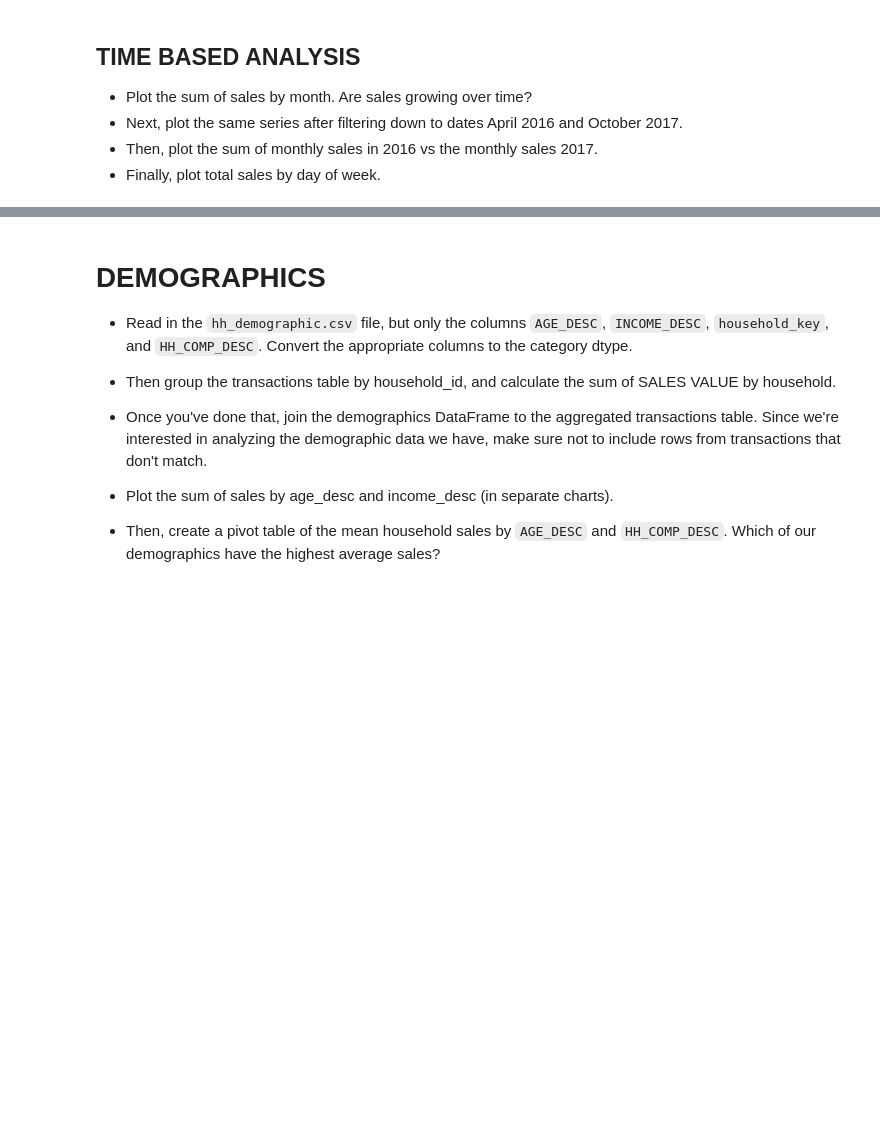
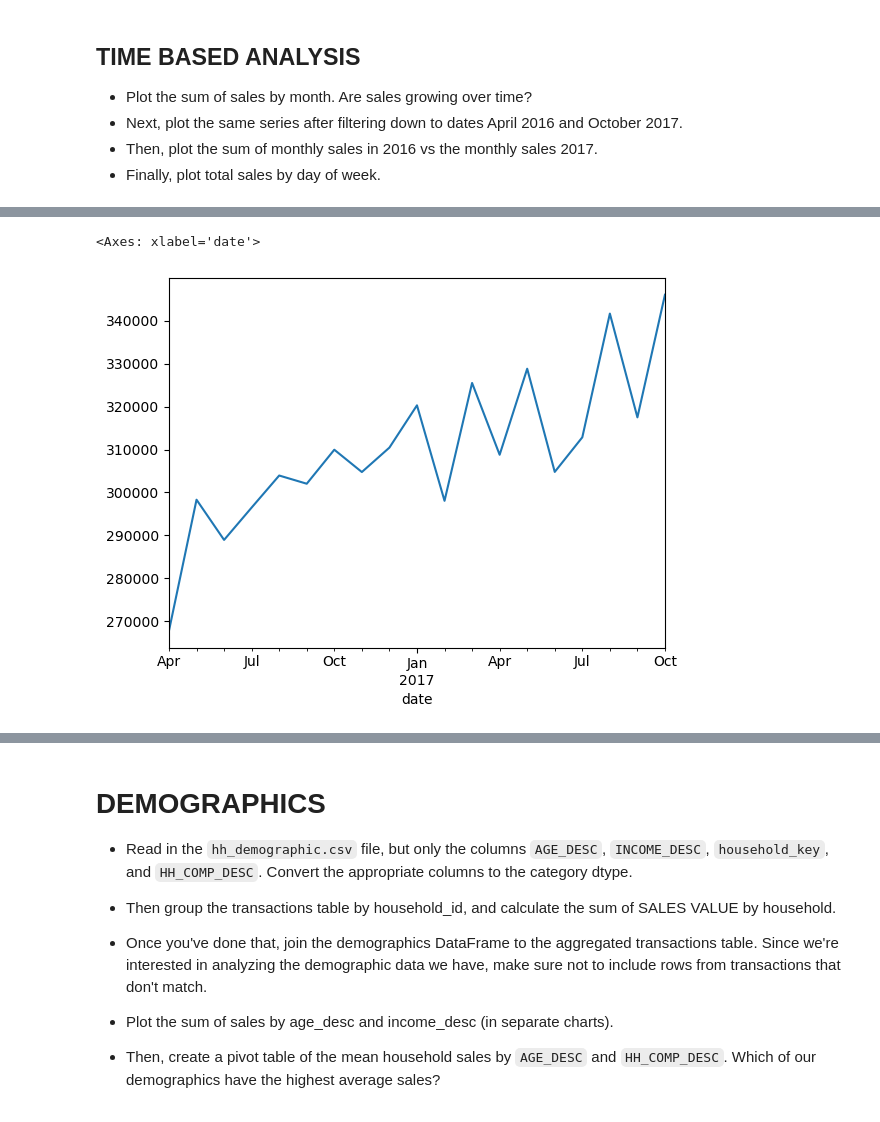
Before and after one commit to Kshitij-Chavan/Maven-Mega-Mart-Pandas, a Jupyter notebook: Notebooks/maven_mega_mart.ipynb, the cells around one changed output, grey strips where cells are left out. Saved outputs shown, nothing was run; the diff lists cells and outputs as text; code cells hidden in the pictures; blank space fills up the shorter version.

```diff
--- a/Notebooks/maven_mega_mart.ipynb
+++ b/Notebooks/maven_mega_mart.ipynb
@@ -92,0 +103,7 @@ sales_by_month.plot()
+# %%
+# plotting same series for dates April 2016 and October 2017
+
+transactions.set_index('date').sort_index().loc['2016-04' : '2017-10', 'SALES_VALUE'].resample('ME').sum().plot()
+# %% [output]
+<Axes: xlabel='date'>
+[figure, added]
```
Also changed, not shown: parts of 5 cells of this notebook.
